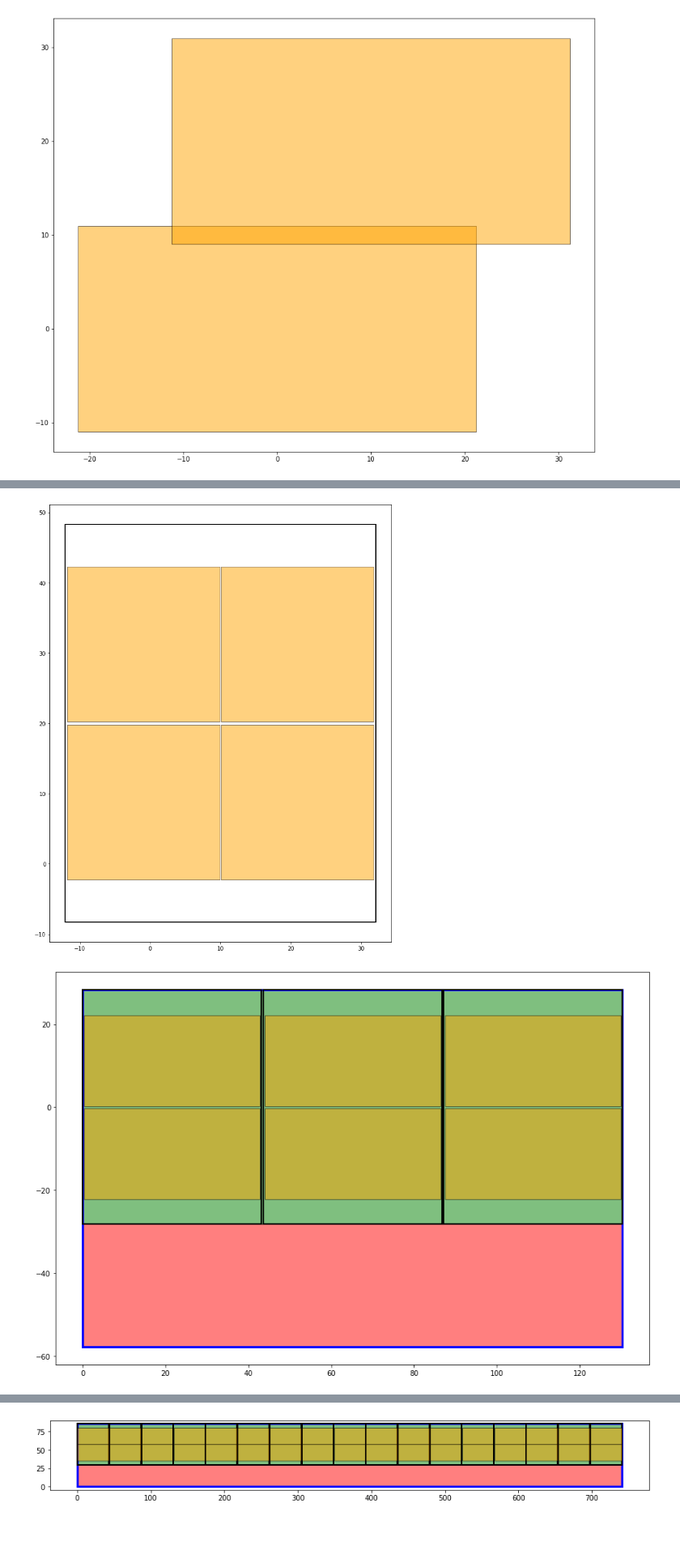
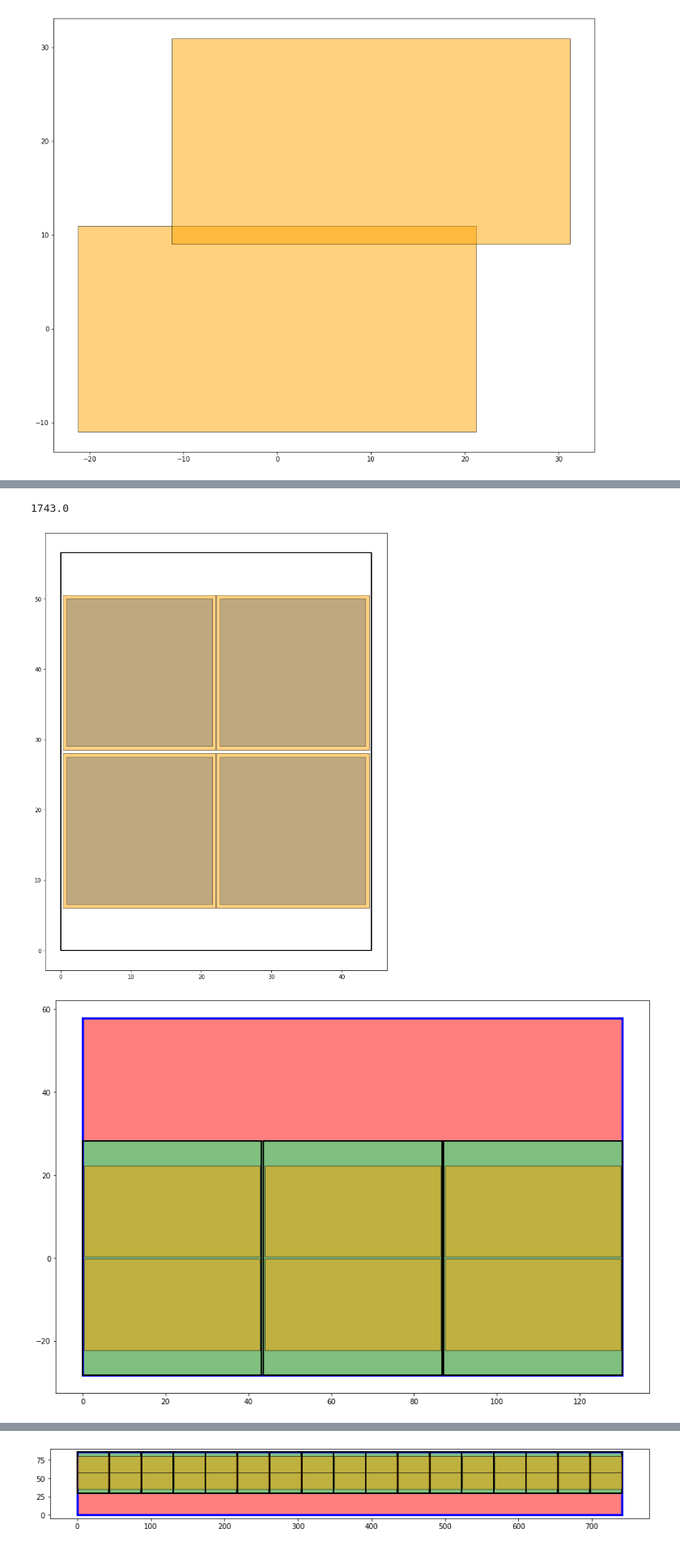
Before and after one commit to yashmehra028/ETL-Copy, a Jupyter notebook: SingleObjects.ipynb, the cells around one changed output, grey strips where cells are left out. Shown at 81% size. Drawn from its saved outputs; the diff is of its cells as text; code cells hidden in the pictures.

```diff
--- a/SingleObjects.ipynb
+++ b/SingleObjects.ipynb
@@ -50,7 +54,7 @@ s = Sensor(sensor_x, 22)
 m = Module(44.20, 56.50, n_sensor_x=2, n_sensor_y=2, sensor_distance_y=22.5, sensor_distance_x=sensor_x+0.1)
 m.populate(s)
 
-m.move_by(10,20)
+m.move_by(-m.x1,-m.y1)
 
 plt.rcParams['figure.figsize'] = [15, 15]
 
@@ -59,11 +63,15 @@ plt.gca().add_patch(pm)
 
 for sen in m.sensors:
     plt.gca().add_patch(sen.getPolygon())
+    plt.gca().add_patch(sen.getPolygon(active=True))
+
+print ( m.getActiveArea() )
 
 plt.axis('scaled')
 plt.show()
 # %% [output]
+1743.0
-[figure, old version]
+[figure, new version]
 # %%
 largeSensor = True
 
@@ -72,32 +80,33 @@ if largeSensor:
     m = Module(43.10, 56.50, n_sensor_x=1, n_sensor_y=2, sensor_distance_y=22.5, sensor_distance_x=42.5+0.1)
     m.populate(s)
 else:
     # the new modules could look like this:
     sensor_x = (42.5/2 + 0.5)
     s = Sensor(sensor_x, 22)
     m = Module(44.20, 56.50, n_sensor_x=2, n_sensor_y=2, sensor_distance_y=22.5, sensor_distance_x=sensor_x+0.1)
     m.populate(s)
 
 rb = ReadoutBoard(10,56.5, color='green')
 pb = ReadoutBoard(10,29.5, color='red')
 
-SM = SuperModule(m, pb, rb, n_modules=3, orientation='below')
+SM = SuperModule(m, pb, rb, n_modules=3, orientation='above')
 
 #SM.move_by(-SM.x1, -SM.y1)
 SM.centerModule()
+#SM.centerPB()
 
 plt.rcParams['figure.figsize'] = [15, 15]
 
 plt.gca().add_patch(SM.RB.getPolygon())
 plt.gca().add_patch(SM.PB.getPolygon())
 plt.gca().add_patch(SM.getPolygon())
 
 for mods in SM.modules:
     plt.gca().add_patch(mods.getPolygon())
     for sens in mods.sensors:
         plt.gca().add_patch(sens.getPolygon())
 
 plt.axis('scaled')
 plt.show()
 # %% [output]
-[figure, old version]
+[figure, new version]
```
Also changed, not shown: parts of 4 cells of this notebook, 2 other files.
